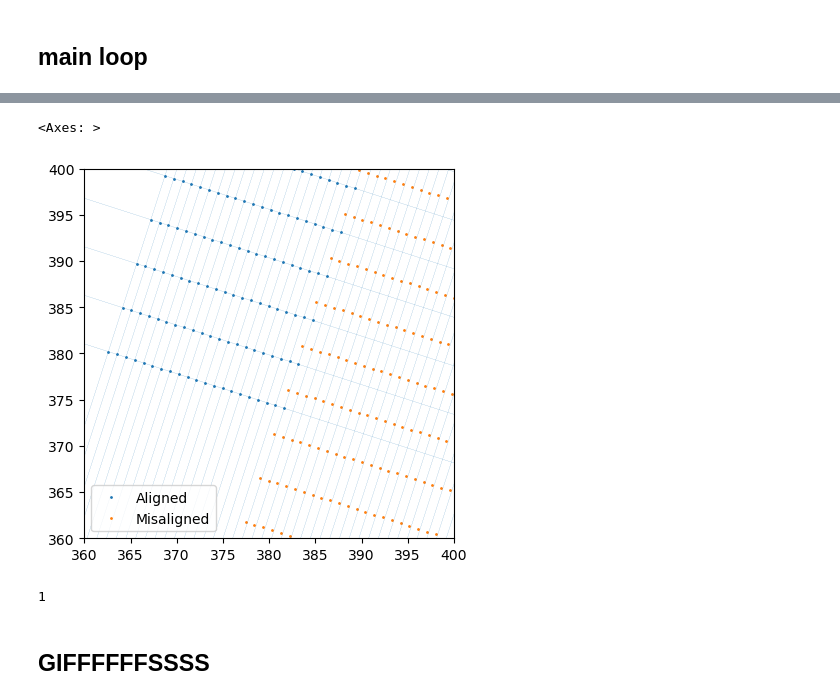
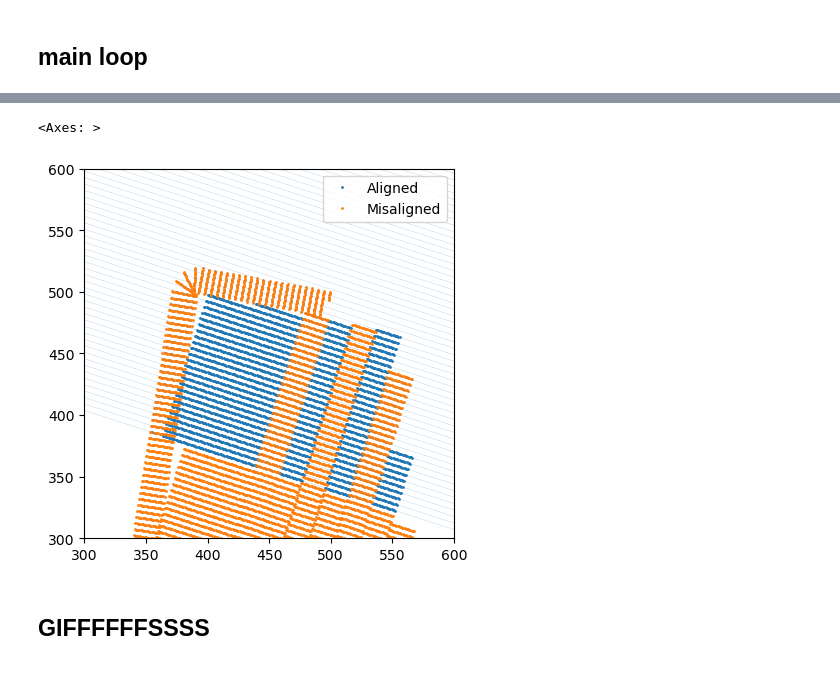
Before and after one commit to NickBak08/AgricultureRobotics, a Jupyter notebook: PathPlanning/testing_functions.ipynb, the cells around one changed output, grey strips where cells are left out. Cells and saved outputs as stored; diff of their text form; code cells hidden in the pictures.

```diff
--- a/PathPlanning/testing_functions.ipynb
+++ b/PathPlanning/testing_functions.ipynb
@@ -1327,7 +1340,7 @@ distance = 20
 headland_size = 40
 interpolation_dist = 5
 
-field, field_headlands, best_path,sp,swaths_clipped,base, total_path = pathplanning(data_path,include_obs,turning_rad,distance,True,headland_size,interpolation_dist,1,False)
+field, field_headlands, best_path,sp,swaths_clipped,base, total_path, bases = pathplanning(data_path,include_obs,turning_rad,distance,True,headland_size,interpolation_dist,1,False)
 # %% [output]
 2
             x           y
@@ -1362,14 +1421,16 @@ pointc = Point(sp_df.get_coordinates().iloc[seed_count+1])
 pointd = Point(sp_df.get_coordinates().iloc[seed_count+2])
 
 
-line = shapely.affinity.scale(LineString([pointa,pointc]),xfact = 100,yfact = 100)
-line2 = shapely.affinity.scale(LineString([pointa,pointb]),xfact = 100,yfact = 100)
-lines = []
-for i in range(150):
-    lines.append(line.parallel_offset(1*i,'right'))
-    lines.append(line2.parallel_offset(interpolation_dist*i,'left'))
-multline = MultiLineString(lines)
-multline_df = gpd.GeoSeries(multline)
+line = shapely.affinity.scale(LineString([pointa,pointc]),xfact = 1000,yfact = 1000)
+line2 = shapely.affinity.scale(LineString([pointa,pointb]),xfact = 1000,yfact = 1000)
+lines_hor = []
+lines_ver = []
+for i in range(1500):
+    lines_ver.append(line.parallel_offset(1*i,'right'))
+    lines_hor.append(line2.parallel_offset(interpolation_dist*i,'left'))
+multline_hor = MultiLineString(lines_hor)
+multline_ver = MultiLineString(lines_ver)
+multline_df = gpd.GeoSeries(multline_hor)
 # fig,ax = plt.subplots(figsize = (5,15))
 # multline_df.plot(ax = ax)
 # plt.plot(*line2.xy)
@@ -1383,11 +1444,4 @@ multline_df = gpd.GeoSeries(multline)
 # ax.plot(pointc.coords[0][0],pointc.coords[0][1],'o')
 # ax.plot(pointd.coords[0][0],pointd.coords[0][1],'o')
 # field.plot(ax= ax)
+# multline_ver
-# %%
-a = MultiPoint([pointa,pointb,pointc,pointd])
-a_df = gpd.GeoSeries(a).get_coordinates()
-intersects = []
-for i in range(1000):
-    intersects.append(sp.geoms[i].buffer(0.01).intersects(multline))
-
-intersects
@@ -1422,7 +1448,7 @@ def check_intersection(sp,multline):
 # %%
 from joblib import Parallel, delayed
 def process(i):
-    return sp.geoms[i].buffer(0.1).intersects(multline)
+    return sp.geoms[i].buffer(0.01).intersects(multline_hor)
 
-results = Parallel(n_jobs=8)(delayed(process)(i) for i in range(2000))
-print(results)  # prints [0, 1, 4, 9, 16, 25, 36, 49, 64, 81]
+results = Parallel(n_jobs=8)(delayed(process)(i) for i in range(20000))
+# print(results)
@@ -1431,22 +1455,18 @@ print(results)  # prints [0, 1, 4, 9, 16, 25, 36, 49, 64, 81]
 # %%
-a = sp_df.get_coordinates().iloc[:2000]
+a = sp_df.get_coordinates().iloc[:20000]
 a['on_grid'] = results
 # a['on grid int'] = a['on grid'].astype(float)
 fig, ax = plt.subplots()
 for (v,c) in [(True,'b'),(False,'r')]:
     ax.plot(a.x[a.on_grid == v],a.y[a.on_grid == v],'o',markersize = 1)
-ax.set_xlim([360,400])
-ax.set_ylim([360,400])
+ax.set_xlim([300,600])
+ax.set_ylim([300,600])
 ax.legend(['Aligned', 'Misaligned'])
 
 multline_df.plot(ax = ax,linewidth = 0.1)
 # %% [output]
 <Axes: >
-[figure, old version]
+[figure, new version]
-# %%
-int(True)
-# %% [output]
-1
 # %% [markdown]
 ## GIFFFFFFSSSS
 # %% [markdown]
```
Also changed, not shown: parts of 15 cells of this notebook.
